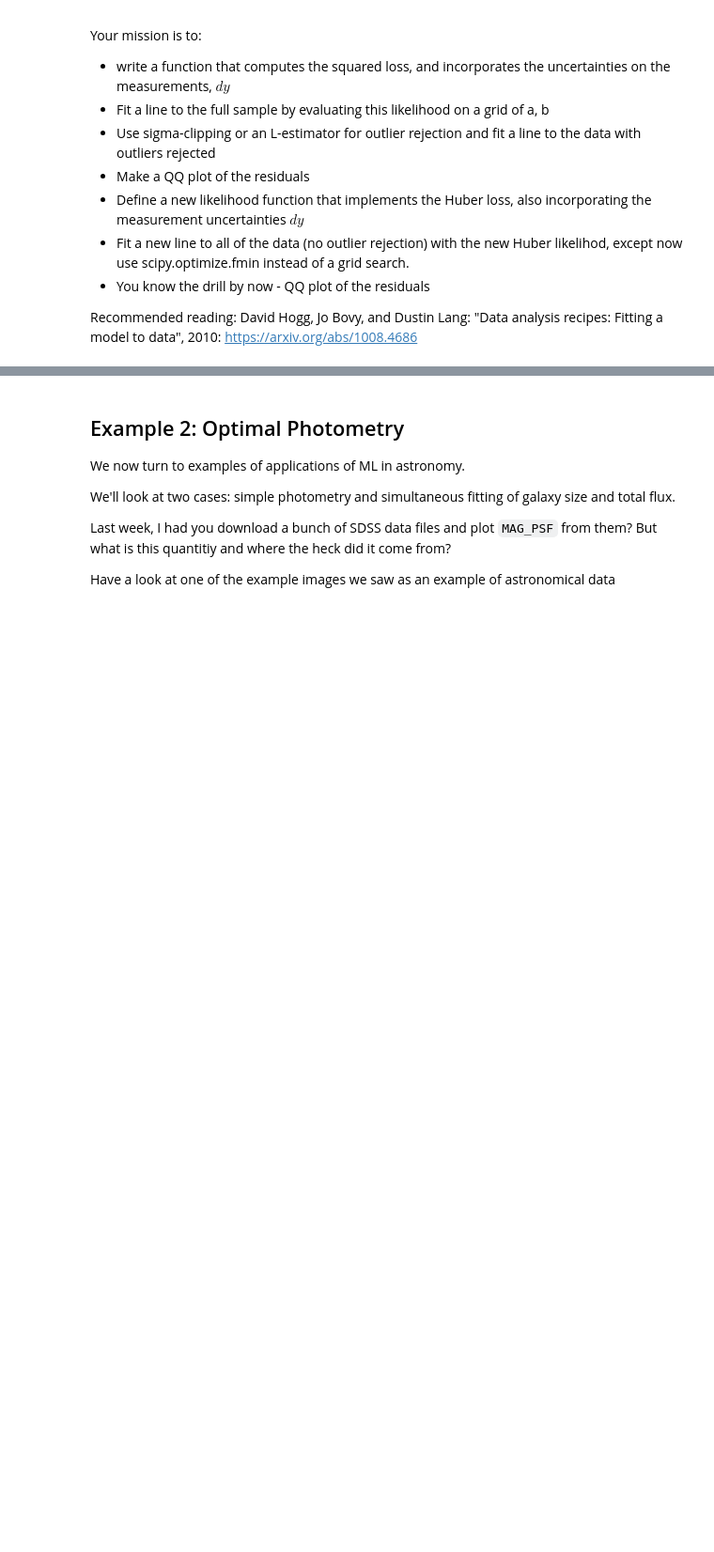
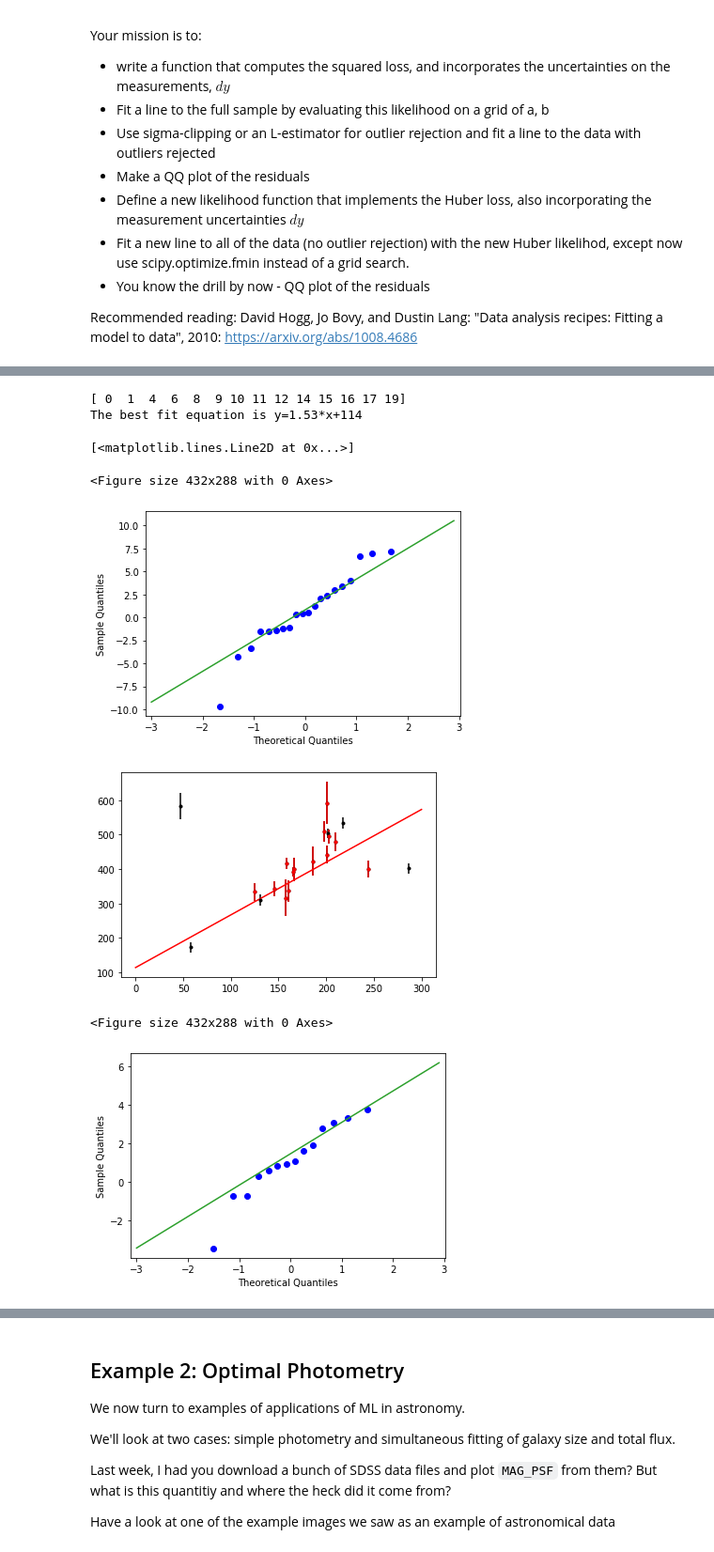
Before and after one commit to gnarayan/ast596_2020_Spring, a Jupyter notebook: homework/JenniferLi/homework02.ipynb, the cells around one changed output, grey strips where cells are left out. Shown at 94% size. Cells and saved outputs as stored; diff of their text form; code cells hidden in the pictures; blank space fills up the shorter version.

```diff
--- a/homework/JenniferLi/homework02.ipynb
+++ b/homework/JenniferLi/homework02.ipynb
@@ -60,0 +102,58 @@ dy = data['sigma_y']
+# %%
+import statsmodels.api as sm
+import scipy.stats as st
+
+# rescale the data by the roughly fitted line
+# remove outliers using L-estimator
+rescaled_data = (y-(fit_a*x+fit_b))/dy
+qq_25_75 = np.percentile(rescaled_data, [25, 75])
+x_25 = st.norm.ppf(0.25)
+x_75 = st.norm.ppf(0.75)
+def iqr_line(xvals):
+    return ((xvals - x_25)/(x_75-x_25)) * (qq_25_75[1] - qq_25_75[0] ) + qq_25_75[0]
+plt.figure()
+sm.qqplot(rescaled_data)
+plt.plot(np.arange(-3, 3, 0.1), iqr_line(np.arange(-3, 3, 0.1)), color='C2', label='IQR line')
+#print (iqr_line([-1,1]))
+
+#keep the ones within +-1 theoratical quantiles
+ind_not_outlier = np.where(np.all([rescaled_data>iqr_line(-1),rescaled_data<iqr_line(1)],axis=0))[0]
+
+# visualize the data and the outliers
+print (ind_not_outlier)
+plt.figure()
+plt.errorbar(x,y,yerr=dy,fmt='k.')
+plt.errorbar(x[ind_not_outlier],y[ind_not_outlier],yerr=dy[ind_not_outlier],fmt='r.')
+
+for ia,a in enumerate(find_a):
+    for ib,b in enumerate(find_b):
+        find_max[ia,ib] = ln_loss(y[ind_not_outlier],x[ind_not_outlier],dy[ind_not_outlier],a,b,10.)
+
+#print(np.max(find_max))
+ind_a, ind_b = np.where(find_max==np.max(find_max))
+#print(ind_a,ind_b)
+#print(find_a[ind_a],find_b[ind_b])
+fit_a2 = find_a[ind_a]
+fit_b2 = find_b[ind_b]
+print (f'The best fit equation is y={fit_a2[0]:.2f}*x+{fit_b2[0]:.0f}')
+plt.plot(np.linspace(0,300,num=300),fit_a2*np.linspace(0,300,num=300)+fit_b2,'r-')
+
+## make the QQ plot of the residual
+rescaled_data = (y[ind_not_outlier]-(fit_a2*x[ind_not_outlier]+fit_b2))/dy[ind_not_outlier]
+qq_25_75 = np.percentile(rescaled_data, [25, 75])
+x_25 = st.norm.ppf(0.25)
+x_75 = st.norm.ppf(0.75)
+def iqr_line(xvals):
+    return ((xvals - x_25)/(x_75-x_25)) * (qq_25_75[1] - qq_25_75[0] ) + qq_25_75[0]
+plt.figure()
+sm.qqplot(rescaled_data)
+plt.plot(np.arange(-3, 3, 0.1), iqr_line(np.arange(-3, 3, 0.1)), color='C2', label='IQR line')
+# %% [output]
+[ 0  1  4  6  8  9 10 11 12 14 15 16 17 19]
+The best fit equation is y=1.53*x+114
+[<matplotlib.lines.Line2D at 0x...>]
+<Figure size 432x288 with 0 Axes>
+[figure, added]
+[figure, added]
+<Figure size 432x288 with 0 Axes>
+[figure, added]
```
Also changed, not shown: parts of 6 cells of this notebook.
